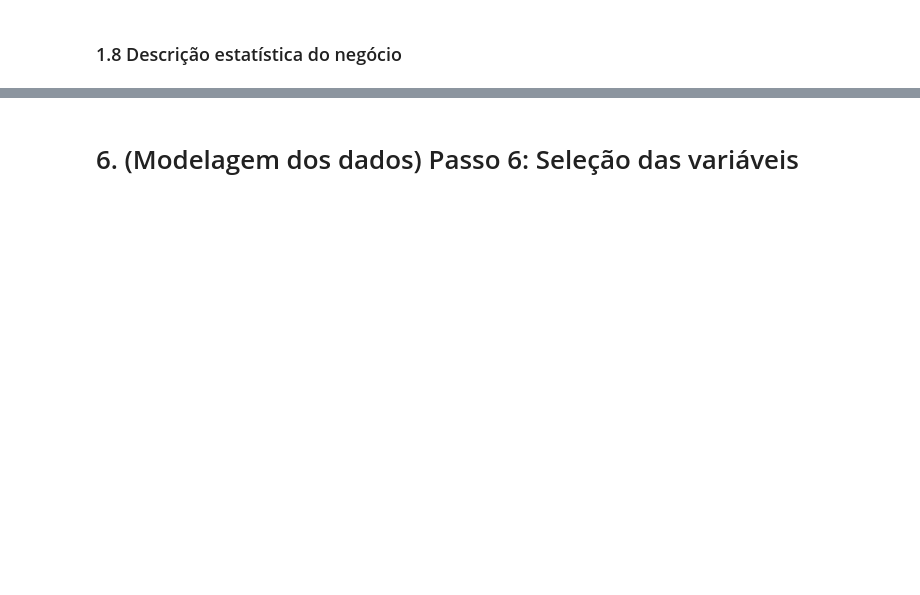
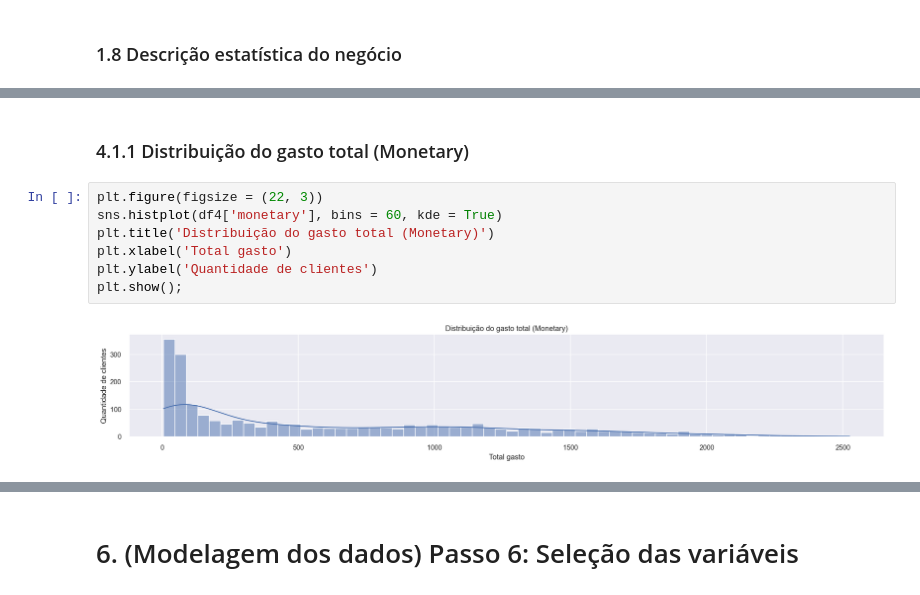
Before and after one commit to leonardonassibfonseca/segmentacao_de_clientes, a Jupyter notebook: notebooks/projeto.ipynb, the cells around one changed output, grey strips where cells are left out. Saved outputs shown, nothing was run; the diff lists cells and outputs as text; blank space fills up the shorter version.

```diff
--- a/notebooks/projeto.ipynb
+++ b/notebooks/projeto.ipynb
@@ -118,0 +676,11 @@ pd.set_option('display.max_columns', None)
+# %% [markdown]
+### 4.1.1 Distribuição do gasto total (Monetary)
+# %%
+plt.figure(figsize = (22, 3))
+sns.histplot(df4['monetary'], bins = 60, kde = True)
+plt.title('Distribuição do gasto total (Monetary)')
+plt.xlabel('Total gasto')
+plt.ylabel('Quantidade de clientes')
+plt.show();
+# %% [output]
+[figure, added]
```
Also changed, not shown: parts of 266 cells of this notebook.
